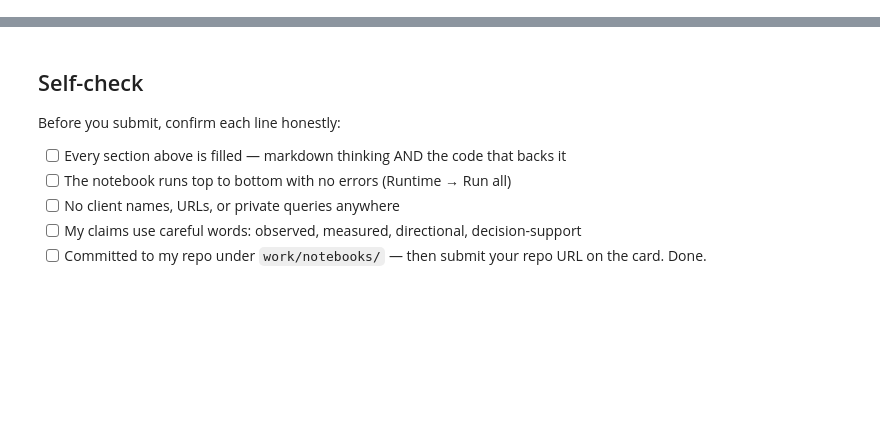
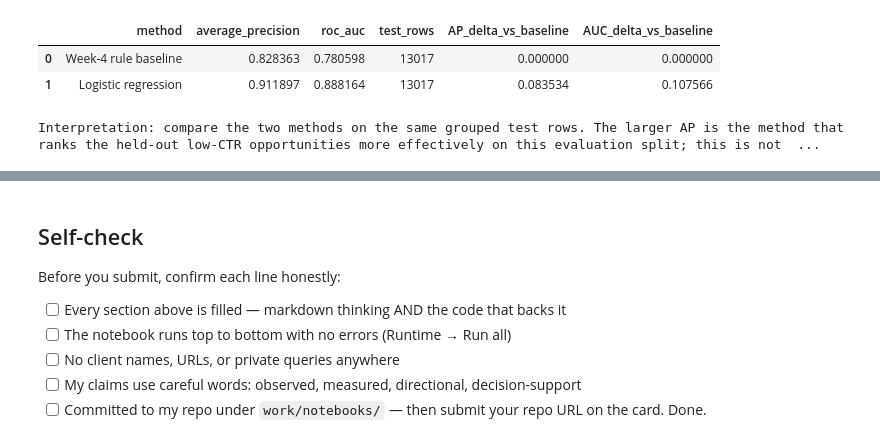
Before and after one commit to abdelrahmanmohamed05/FlyRank-AI, a Jupyter notebook: work/notebooks/capstone.ipynb, the cells around one changed output, grey strips where cells are left out. Cells and saved outputs as stored; diff of their text form; code cells hidden in the pictures; blank space fills up the shorter version.

```diff
--- a/work/notebooks/capstone.ipynb
+++ b/work/notebooks/capstone.ipynb
@@ -36,0 +289,18 @@ This skeleton is yours to fill. Work the sections **in order** — each one has
+# %%
+
+# Honest results table + compact interpretation.
+results = metrics.copy()
+results["AP_delta_vs_baseline"] = results["average_precision"] - baseline_ap
+results["AUC_delta_vs_baseline"] = results["roc_auc"] - baseline_auc
+display(results)
+
+print(
+    "Interpretation: compare the two methods on the same grouped test rows. "
+    "The larger AP is the method that ranks the held-out low-CTR opportunities "
+    "more effectively on this evaluation split; this is not a causal claim."
+)
+# %% [output]
+|  | method | average_precision | roc_auc | test_rows | AP_delta_vs_baseline | AUC_delta_vs_baseline |
+| 0 | Week-4 rule baseline | 0.828363 | 0.780598 | 13017 | 0.000000 | 0.000000 |
+| 1 | Logistic regression | 0.911897 | 0.888164 | 13017 | 0.083534 | 0.107566 |
+Interpretation: compare the two methods on the same grouped test rows. The larger AP is the method that ranks the held-out low-CTR opportunities more effectively on this evaluation split; this is not  ...
```
Also changed, not shown: parts of 20 cells of this notebook.
